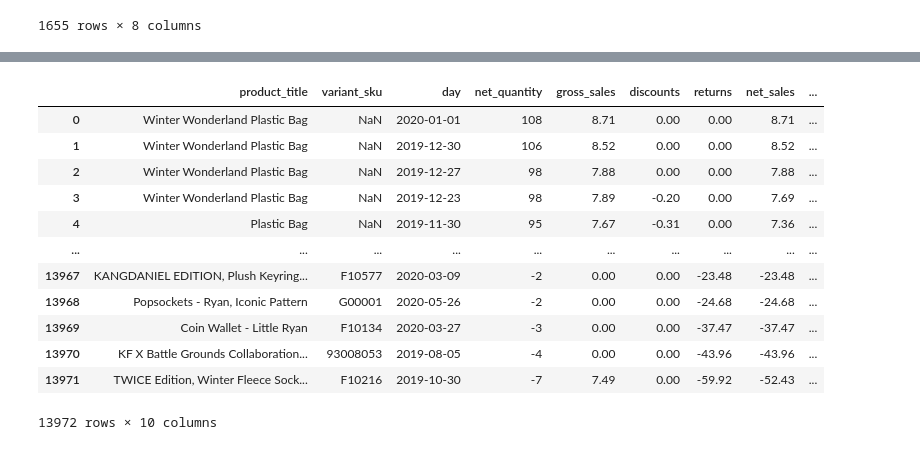
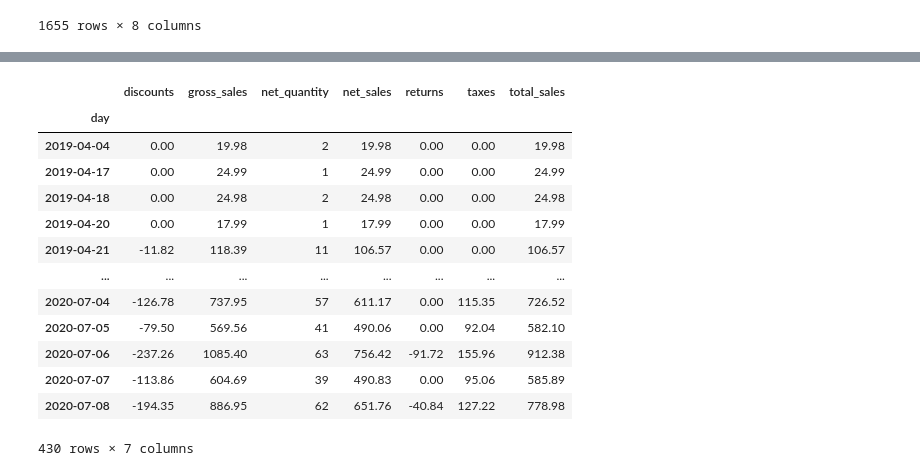
Before and after one commit to JoannaKang/kakao-commerce-data-analysis, a Jupyter notebook: Paid Media Report.ipynb, the cells around one changed output, grey strips where cells are left out. Saved outputs shown, nothing was run; the diff lists cells and outputs as text; code cells hidden in the pictures.

```diff
--- a/Paid Media Report.ipynb
+++ b/Paid Media Report.ipynb
@@ -95,17 +195,19 @@ Google
 # %%
 sales = pd.read_csv("C:\\Users\\Joanna Kang\\Desktop\\Data_source\\Saledata_Total\\Shopify\\sales_2019-03-09_2020-07-08.csv")
-sales
+sales_daily = pd.pivot_table(sales, index=['day'], aggfunc=sum, fill_value=0)
+sales_daily
 # %% [output]
-|  | product_title | variant_sku | day | net_quantity | gross_sales | discounts | returns | net_sales | ... |
-| 0 | Winter Wonderland Plastic Bag | NaN | 2020-01-01 | 108 | 8.71 | 0.00 | 0.00 | 8.71 | ... |
-| 1 | Winter Wonderland Plastic Bag | NaN | 2019-12-30 | 106 | 8.52 | 0.00 | 0.00 | 8.52 | ... |
-| 2 | Winter Wonderland Plastic Bag | NaN | 2019-12-27 | 98 | 7.88 | 0.00 | 0.00 | 7.88 | ... |
-| 3 | Winter Wonderland Plastic Bag | NaN | 2019-12-23 | 98 | 7.89 | -0.20 | 0.00 | 7.69 | ... |
-| 4 | Plastic Bag | NaN | 2019-11-30 | 95 | 7.67 | -0.31 | 0.00 | 7.36 | ... |
-| ... | ... | ... | ... | ... | ... | ... | ... | ... | ... |
-| 13967 | KANGDANIEL EDITION, Plush Keyring... | F10577 | 2020-03-09 | -2 | 0.00 | 0.00 | -23.48 | -23.48 | ... |
-| 13968 | Popsockets - Ryan, Iconic Pattern | G00001 | 2020-05-26 | -2 | 0.00 | 0.00 | -24.68 | -24.68 | ... |
-| 13969 | Coin Wallet - Little Ryan | F10134 | 2020-03-27 | -3 | 0.00 | 0.00 | -37.47 | -37.47 | ... |
-| 13970 | KF X Battle Grounds Collaboration... | 93008053 | 2019-08-05 | -4 | 0.00 | 0.00 | -43.96 | -43.96 | ... |
-| 13971 | TWICE Edition, Winter Fleece Sock... | F10216 | 2019-10-30 | -7 | 7.49 | 0.00 | -59.92 | -52.43 | ... |
+|  | discounts | gross_sales | net_quantity | net_sales | returns | taxes | total_sales |
+| day |  |  |  |  |  |  |  |
+| 2019-04-04 | 0.00 | 19.98 | 2 | 19.98 | 0.00 | 0.00 | 19.98 |
+| 2019-04-17 | 0.00 | 24.99 | 1 | 24.99 | 0.00 | 0.00 | 24.99 |
+| 2019-04-18 | 0.00 | 24.98 | 2 | 24.98 | 0.00 | 0.00 | 24.98 |
+| 2019-04-20 | 0.00 | 17.99 | 1 | 17.99 | 0.00 | 0.00 | 17.99 |
+| 2019-04-21 | -11.82 | 118.39 | 11 | 106.57 | 0.00 | 0.00 | 106.57 |
+| ... | ... | ... | ... | ... | ... | ... | ... |
+| 2020-07-04 | -126.78 | 737.95 | 57 | 611.17 | 0.00 | 115.35 | 726.52 |
+| 2020-07-05 | -79.50 | 569.56 | 41 | 490.06 | 0.00 | 92.04 | 582.10 |
+| 2020-07-06 | -237.26 | 1085.40 | 63 | 756.42 | -91.72 | 155.96 | 912.38 |
+| 2020-07-07 | -113.86 | 604.69 | 39 | 490.83 | 0.00 | 95.06 | 585.89 |
+| 2020-07-08 | -194.35 | 886.95 | 62 | 651.76 | -40.84 | 127.22 | 778.98 |
-13972 rows × 10 columns
+430 rows × 7 columns
```
Also changed, not shown: parts of 11 cells of this notebook.
